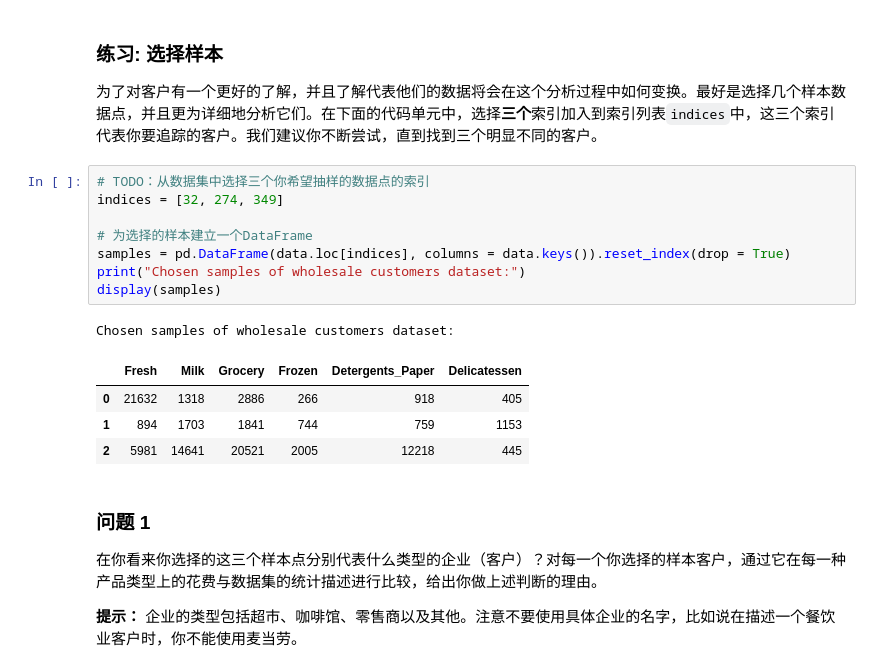
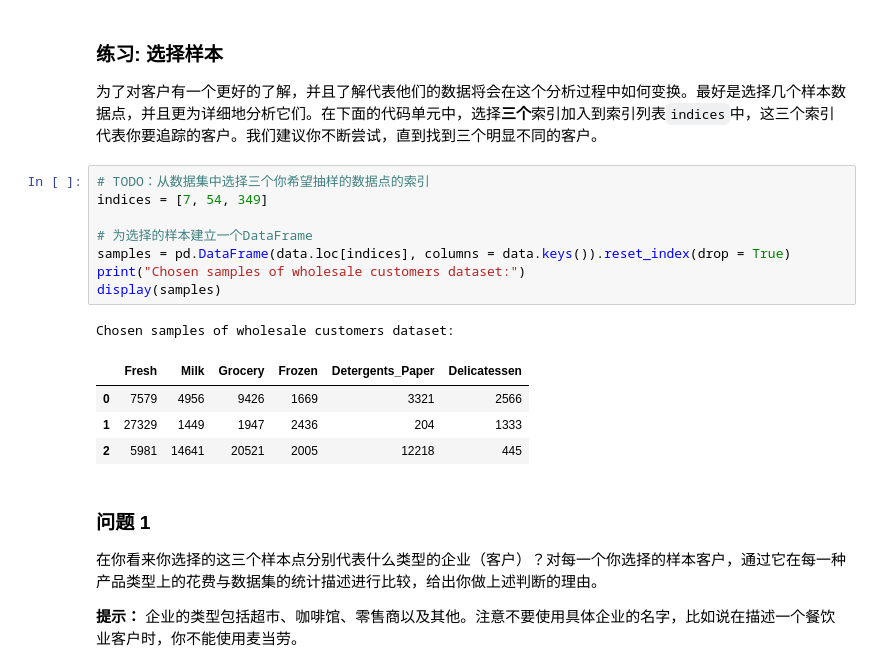
Before and after one commit to Tyelcie/Customer_Segments, a Jupyter notebook: customer_segments.ipynb, the cells around one changed output. Cells and saved outputs as stored; diff of their text form.

```diff
--- a/customer_segments.ipynb
+++ b/customer_segments.ipynb
@@ -67,17 +68,17 @@ display(data.describe())
 为了对客户有一个更好的了解，并且了解代表他们的数据将会在这个分析过程中如何变换。最好是选择几个样本数据点，并且更为详细地分析它们。在下面的代码单元中，选择**三个**索引加入到索引列表`indices`中，这三个索引代表你要追踪的客户。我们建议你不断尝试，直到找到三个明显不同的客户。
 # %%
 # TODO：从数据集中选择三个你希望抽样的数据点的索引
-indices = [32, 274, 349]
+indices = [7, 54, 349]
 
 # 为选择的样本建立一个DataFrame
 samples = pd.DataFrame(data.loc[indices], columns = data.keys()).reset_index(drop = True)
 print("Chosen samples of wholesale customers dataset:")
 display(samples)
 # %% [output]
 Chosen samples of wholesale customers dataset:
 |  | Fresh | Milk | Grocery | Frozen | Detergents_Paper | Delicatessen |
-| 0 | 21632 | 1318 | 2886 | 266 | 918 | 405 |
-| 1 | 894 | 1703 | 1841 | 744 | 759 | 1153 |
+| 0 | 7579 | 4956 | 9426 | 1669 | 3321 | 2566 |
+| 1 | 27329 | 1449 | 1947 | 2436 | 204 | 1333 |
 | 2 | 5981 | 14641 | 20521 | 2005 | 12218 | 445 |
 # %% [markdown]
 ### 问题 1
```
Also changed, not shown: parts of 26 cells of this notebook.
